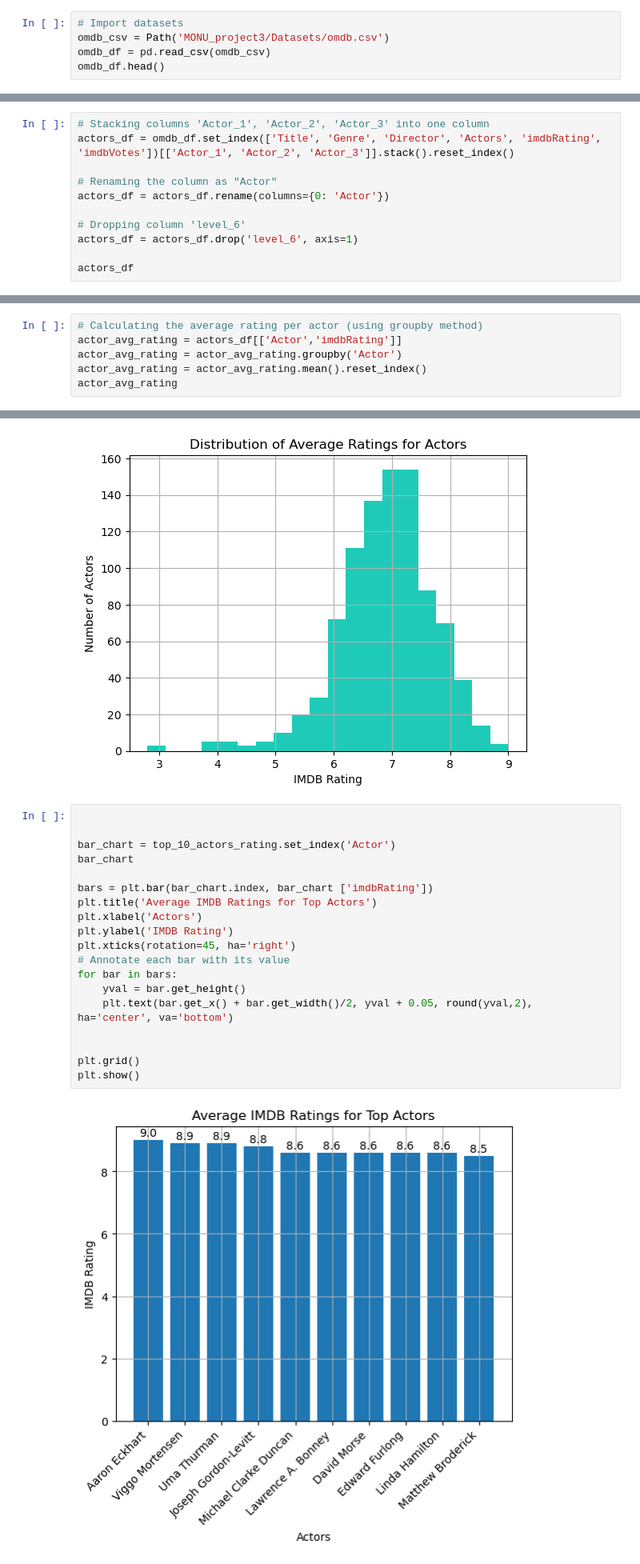
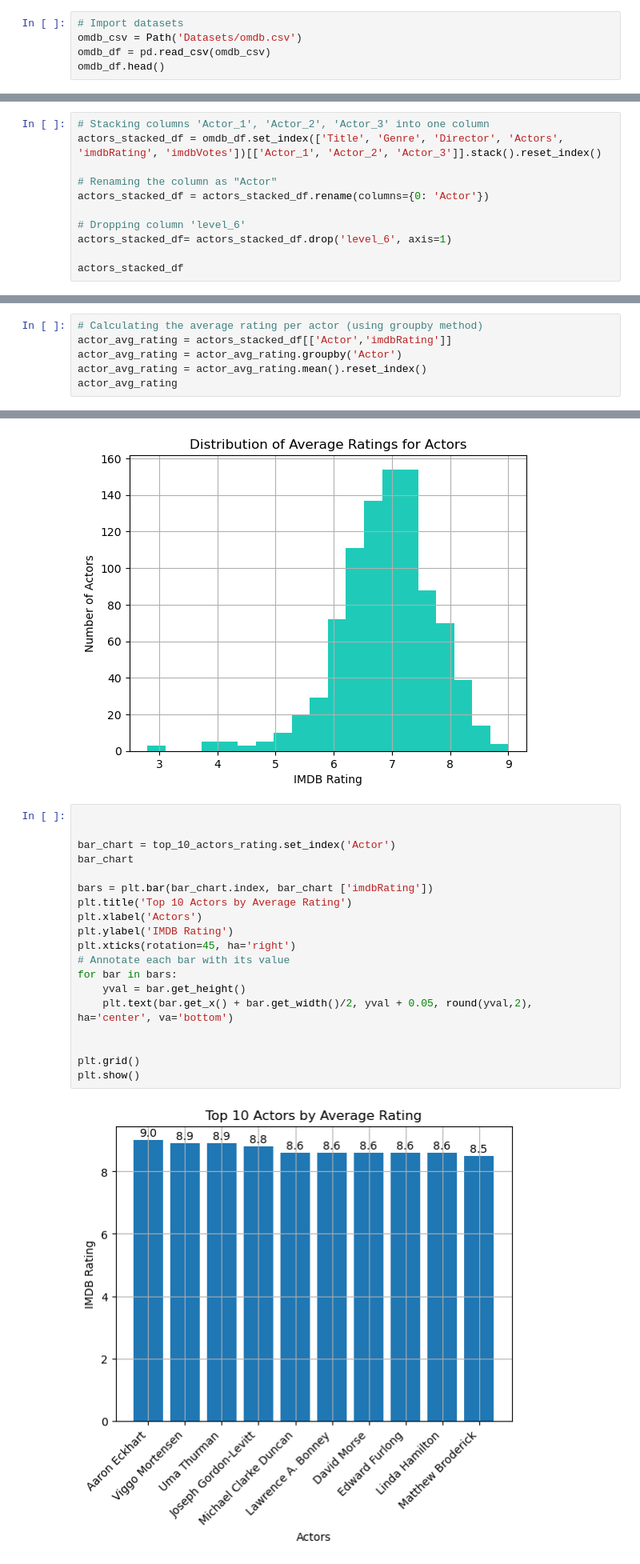
Before and after one commit to benoitchamot/MovieNerd, a Jupyter notebook: dataExplorationJKozak.ipynb, the cells around one changed output, grey strips where cells are left out. Shown at 80% size. Saved outputs shown, nothing was run; the diff lists cells and outputs as text.

```diff
--- a/dataExplorationJKozak.ipynb
+++ b/dataExplorationJKozak.ipynb
@@ -9,7 +8,7 @@ import pandas as pd
 from pathlib import Path
 # %%
 # Import datasets
-omdb_csv = Path('MONU_project3/Datasets/omdb.csv')
+omdb_csv = Path('Datasets/omdb.csv')
 omdb_df = pd.read_csv(omdb_csv)
 omdb_df.head()
 # %% [output]
@@ -66,15 +65,15 @@ omdb_df
 636 rows × 9 columns
 # %%
 # Stacking columns 'Actor_1', 'Actor_2', 'Actor_3' into one column
-actors_df = omdb_df.set_index(['Title', 'Genre', 'Director', 'Actors', 'imdbRating', 'imdbVotes'])[['Actor_1', 'Actor_2', 'Actor_3']].stack().reset_index()
+actors_stacked_df = omdb_df.set_index(['Title', 'Genre', 'Director', 'Actors', 'imdbRating', 'imdbVotes'])[['Actor_1', 'Actor_2', 'Actor_3']].stack().reset_index()
 
 # Renaming the column as "Actor"
-actors_df = actors_df.rename(columns={0: 'Actor'})
+actors_stacked_df = actors_stacked_df.rename(columns={0: 'Actor'})
 
 # Dropping column 'level_6'
-actors_df = actors_df.drop('level_6', axis=1)
+actors_stacked_df= actors_stacked_df.drop('level_6', axis=1)
 
-actors_df
+actors_stacked_df
 # %% [output]
 |  | Title | Genre | Director | Actors | imdbRating | imdbVotes | Actor |
 | 0 | Look Who's Talking | Comedy | Amy Heckerling | John Travolta, Kirstie Alley, Oly... | 5.9 | 85,437 | John Travolta |
@@ -93,7 +92,7 @@ actors_df
 # actors_df.to_csv("actors.csv", index = False, header = True)
 # %%
 # Calculating the average rating per actor (using groupby method)
-actor_avg_rating = actors_df[['Actor','imdbRating']]
+actor_avg_rating = actors_stacked_df[['Actor','imdbRating']]
 actor_avg_rating = actor_avg_rating.groupby('Actor')
 actor_avg_rating = actor_avg_rating.mean().reset_index()
 actor_avg_rating
@@ -246,24 +245,24 @@ plt.show()
 # %%
 
 
 bar_chart = top_10_actors_rating.set_index('Actor')
 bar_chart
 
 bars = plt.bar(bar_chart.index, bar_chart ['imdbRating'])
-plt.title('Average IMDB Ratings for Top Actors')
+plt.title('Top 10 Actors by Average Rating')
 plt.xlabel('Actors')
 plt.ylabel('IMDB Rating')
 plt.xticks(rotation=45, ha='right')
 # Annotate each bar with its value
 for bar in bars:
     yval = bar.get_height()
     plt.text(bar.get_x() + bar.get_width()/2, yval + 0.05, round(yval,2), ha='center', va='bottom')
 
 
 plt.grid()
 plt.show()
 # %% [output]
-[figure, old version]
+[figure, new version]
 # %%
 # To visualize if there's a correlation between the number of movies an actor has done and their average rating
 actor_avg_rating
```
Also changed, not shown: parts of 15 cells of this notebook, 2 other files.
